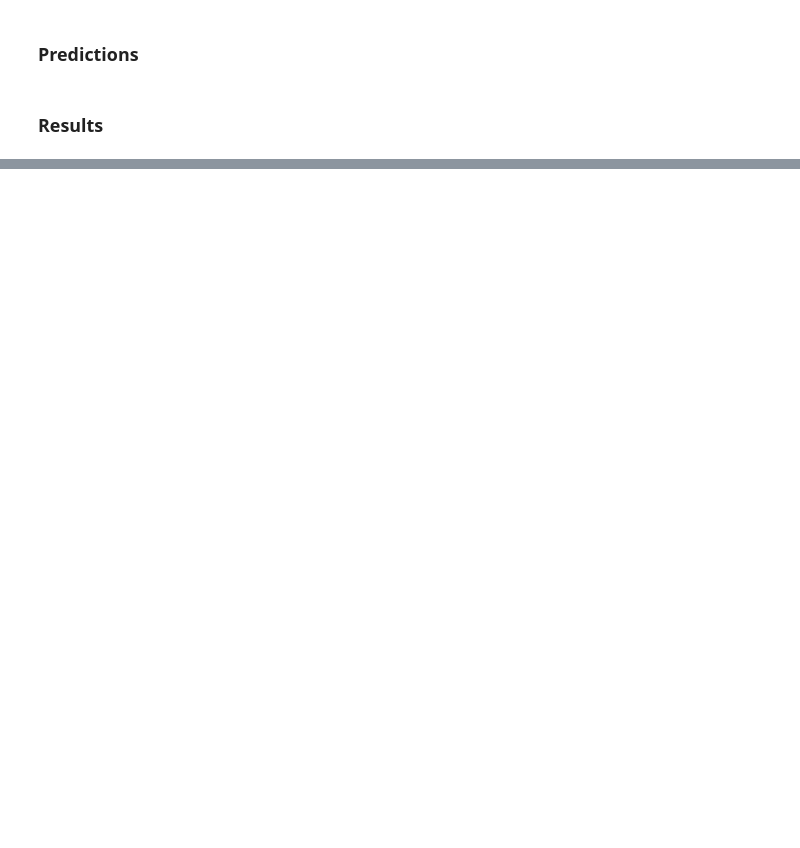
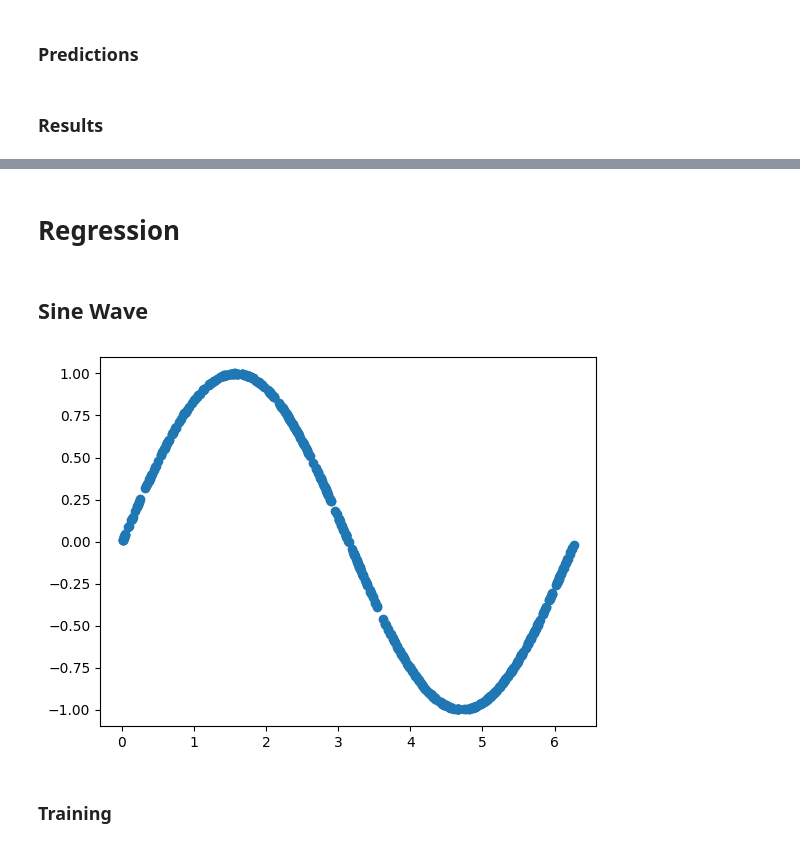
Before and after one commit to AJWestley/Neural-Network-By-Hand, a Jupyter notebook: performance.ipynb, the cells around one changed output, grey strips where cells are left out. Drawn from its saved outputs; the diff is of its cells as text; code cells hidden in the pictures; blank space fills up the shorter version.

Commit message:
Added Regression example

```diff
--- a/performance.ipynb
+++ b/performance.ipynb
@@ -260,0 +273,13 @@ Accuracy: 0.993
+# %% [markdown]
+# Regression
+# %% [markdown]
+## Sine Wave
+# %%
+X = np.random.random((500, 1)) * 2* np.pi
+Y = np.sin(X)
+
+plot2D(X, Y)
+# %% [output]
+[figure, added]
+# %% [markdown]
+### Training
```
Also changed, not shown: parts of 24 cells of this notebook.
